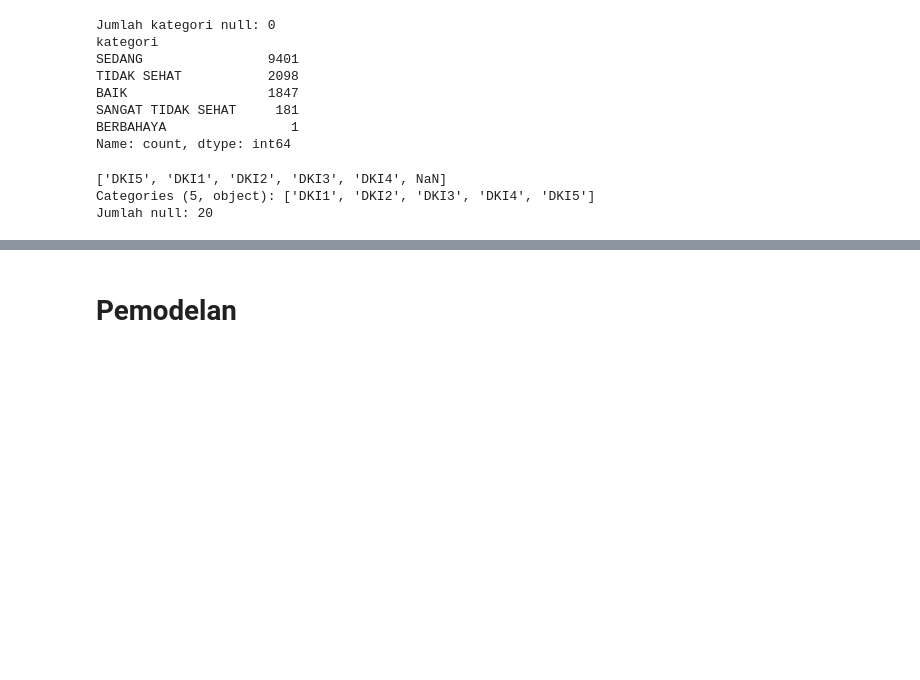
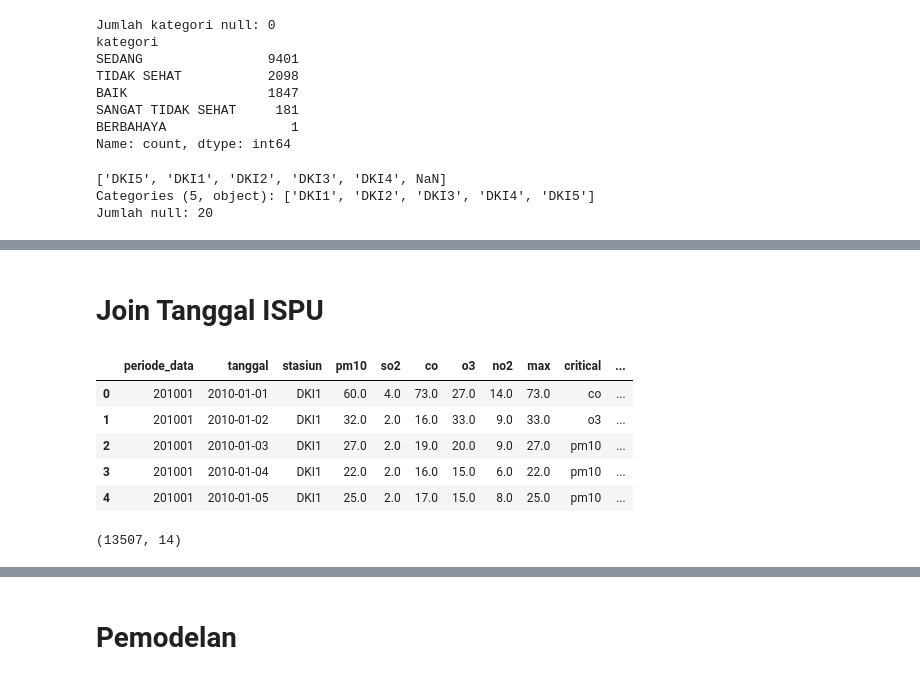
Before and after one commit to Leonanda1013/DataLoverz, a Jupyter notebook: Competition/Arkavidia/Arkavidia_DataCleaning.ipynb, the cells around one changed output, grey strips where cells are left out. Drawn from its saved outputs; the diff is of its cells as text; code cells hidden in the pictures; blank space fills up the shorter version.

```diff
--- a/Competition/Arkavidia/Arkavidia_DataCleaning.ipynb
+++ b/Competition/Arkavidia/Arkavidia_DataCleaning.ipynb
@@ -2989,0 +3003,2 @@ dtype: int64
+# %%
+libur_raw = pd.read_csv('/content/drive/MyDrive/DATASET/penyisihan-datavidia-10/libur-nasional/dataset-libur-nasional-dan-weekend.csv')
@@ -2989,0 +3028,3 @@ dtype: int64
+# %%
+libur_cleaned = libur_raw.drop(columns=['nama_libur'])
+libur_cleaned = libur_cleaned.drop(columns=['day_name'])
@@ -2989,0 +3055,21 @@ dtype: int64
+# %% [markdown]
+# Join Tanggal ISPU
+# %%
+ISPU_joined = ISPU_tanpa25.merge(
+    libur_cleaned,
+    on='tanggal',
+    how='left'
+)
+# %%
+ISPU_joined.head()
+# %% [output]
+|  | periode_data | tanggal | stasiun | pm10 | so2 | co | o3 | no2 | max | critical | ... |
+| 0 | 201001 | 2010-01-01 | DKI1 | 60.0 | 4.0 | 73.0 | 27.0 | 14.0 | 73.0 | co | ... |
+| 1 | 201001 | 2010-01-02 | DKI1 | 32.0 | 2.0 | 16.0 | 33.0 | 9.0 | 33.0 | o3 | ... |
+| 2 | 201001 | 2010-01-03 | DKI1 | 27.0 | 2.0 | 19.0 | 20.0 | 9.0 | 27.0 | pm10 | ... |
+| 3 | 201001 | 2010-01-04 | DKI1 | 22.0 | 2.0 | 16.0 | 15.0 | 6.0 | 22.0 | pm10 | ... |
+| 4 | 201001 | 2010-01-05 | DKI1 | 25.0 | 2.0 | 17.0 | 15.0 | 8.0 | 25.0 | pm10 | ... |
+# %%
+ISPU_joined.shape
+# %% [output]
+(13507, 14)
```
Also changed, not shown: parts of 92 cells of this notebook.
